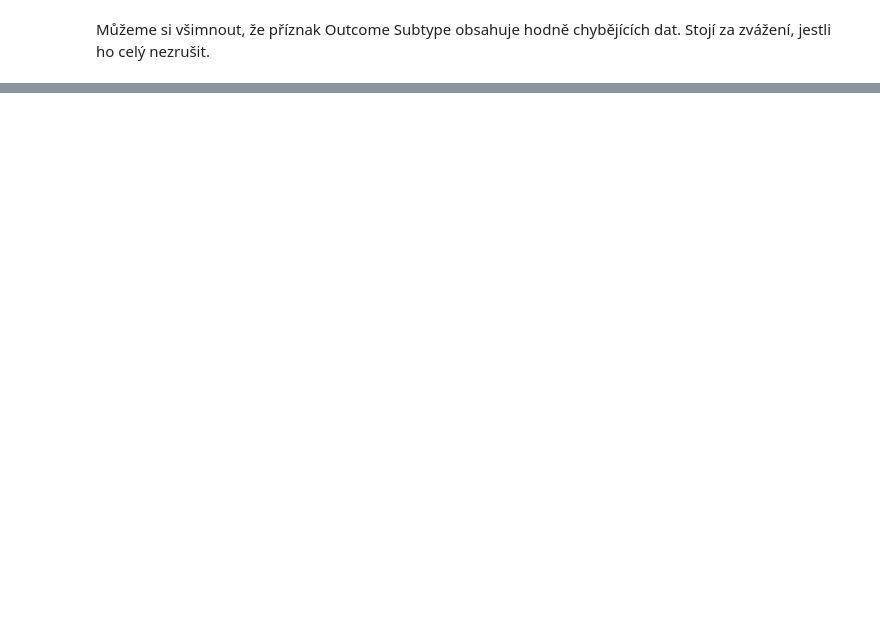
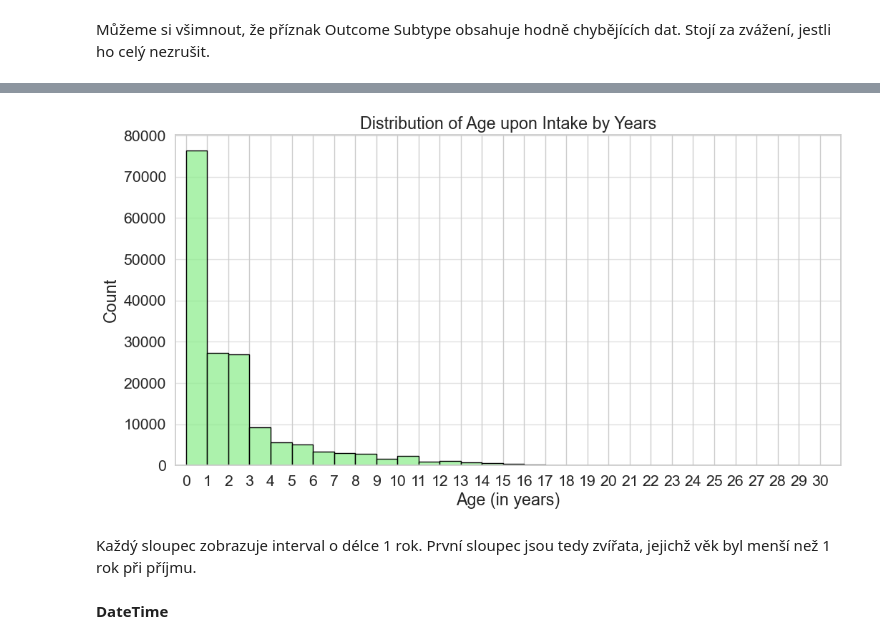
Before and after one commit to andyska09/Data-Visualisation, a Jupyter notebook: 01/solution01.ipynb, the cells around one changed output, grey strips where cells are left out. Drawn from its saved outputs; the diff is of its cells as text; code cells hidden in the pictures; blank space fills up the shorter version.

```diff
--- a/01/solution01.ipynb
+++ b/01/solution01.ipynb
@@ -703,0 +719,31 @@ Můžeme si všimnout, že příznak Outcome Subtype obsahuje hodně chybějíc
+# %%
+def histplot(df, col):
+    fig, ax = plt.subplots(figsize=(12, 6))
+    age_bins_custom = range(0, int(df[col].max()))
+    # Plotting the histogram with the specified bins
+    sns.histplot(
+        data=df,
+        x=col,
+        kde=False,
+        bins=age_bins_custom,
+        color="lightgreen",
+        edgecolor="black",
+        ax=ax,
+    )
+    # Customizing the plot
+    ax.set_title(f"Distribution of {col} by Years")
+    ax.set_xlabel("Age (in years)")
+    ax.set_ylabel("Count")
+    ax.grid(axis="y", linestyle="-", alpha=0.6)
+    ax.set_xticks(range(0, int(df[col].max()) + 1))
+    ax.set_xlim(left=-0.5, right=int(df[col].max()) + 1)
+    # Show the plot
+    plt.show()
+# %%
+histplot(intakes_mod, "Age upon Intake")
+# %% [output]
+[figure, added]
+# %% [markdown]
+Každý sloupec zobrazuje interval o délce 1 rok. První sloupec jsou tedy zvířata, jejichž věk byl menší než 1 rok při příjmu.
+# %% [markdown]
+**DateTime**
```
Also changed, not shown: parts of 75 cells of this notebook.
